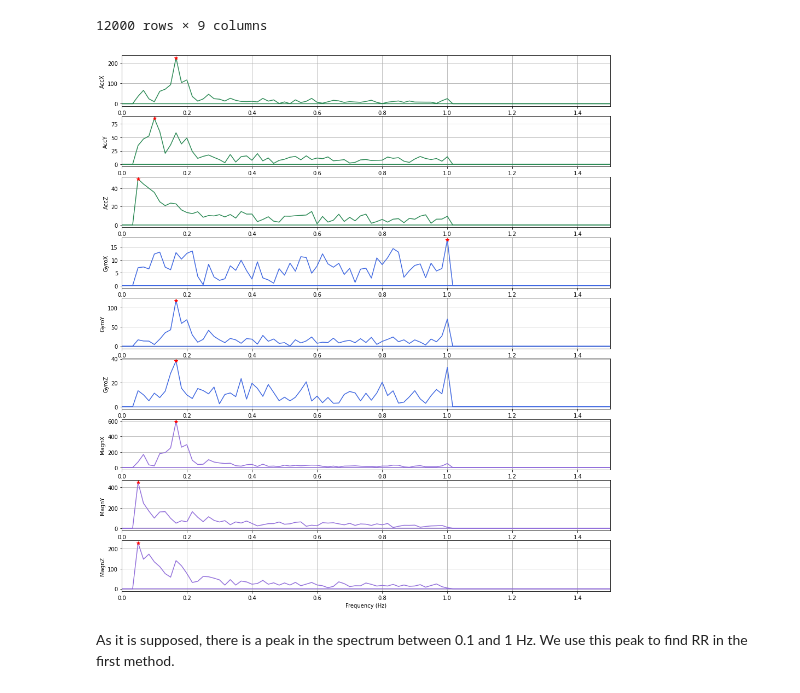
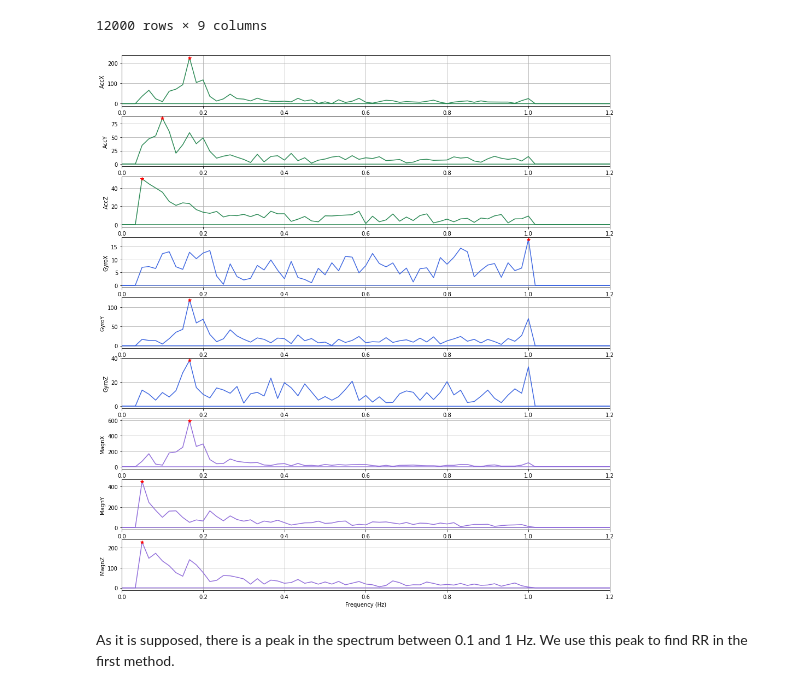
Before and after one commit to Mohsen-Kordi/ProjectRESP, a Jupyter notebook: Project.ipynb, the cells around one changed output. Drawn from its saved outputs; the diff is of its cells as text; code cells hidden in the pictures.

```diff
--- a/Project.ipynb
+++ b/Project.ipynb
@@ -1015,9 +1037,10 @@ df_filtered
 | 13999 | 0.000000 | 0.000000 | 0.000000 | 0.000000 | 0.000000 | 0.000000 | 0.000000 | 0.000000 | 0.000000 |
 12000 rows × 9 columns
 # %%
-fig , axs = plt_df(df_filtered, fs, x=df_freq, xlabel='Frequency (Hz)',fign=[9,1], figs=[16,18], xlimit=[0,filter_freq[1]*1.5], peak=True)
+fig , axs = plt_df(df_filtered, fs, x=df_freq, xlabel='Frequency (Hz)',
+                   fign=[9,1], figs=[16,18], xlimit=[0, filter_freq[1]*1.2], peak=True)
 # %% [output]
-[figure, old version]
+[figure, new version]
 # %% [markdown]
 As it is supposed, there is a peak in the spectrum between 0.1 and 1 Hz. We use this peak to find RR in the first method.
 # %% [markdown]
```
Also changed, not shown: parts of 9 cells of this notebook.
